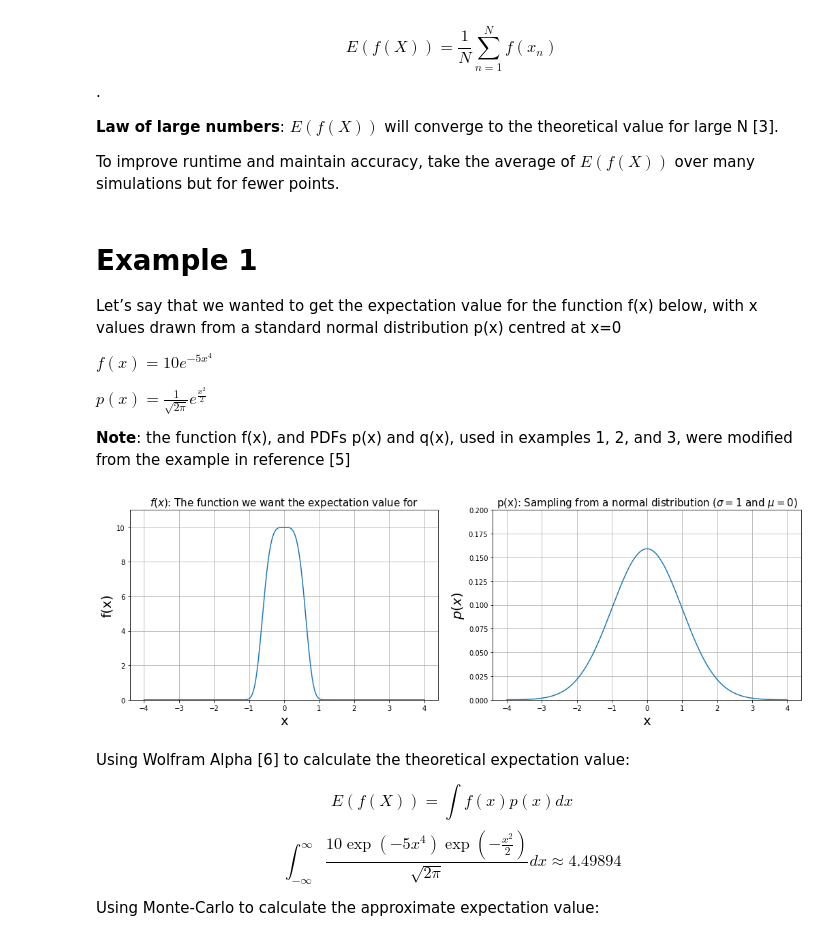
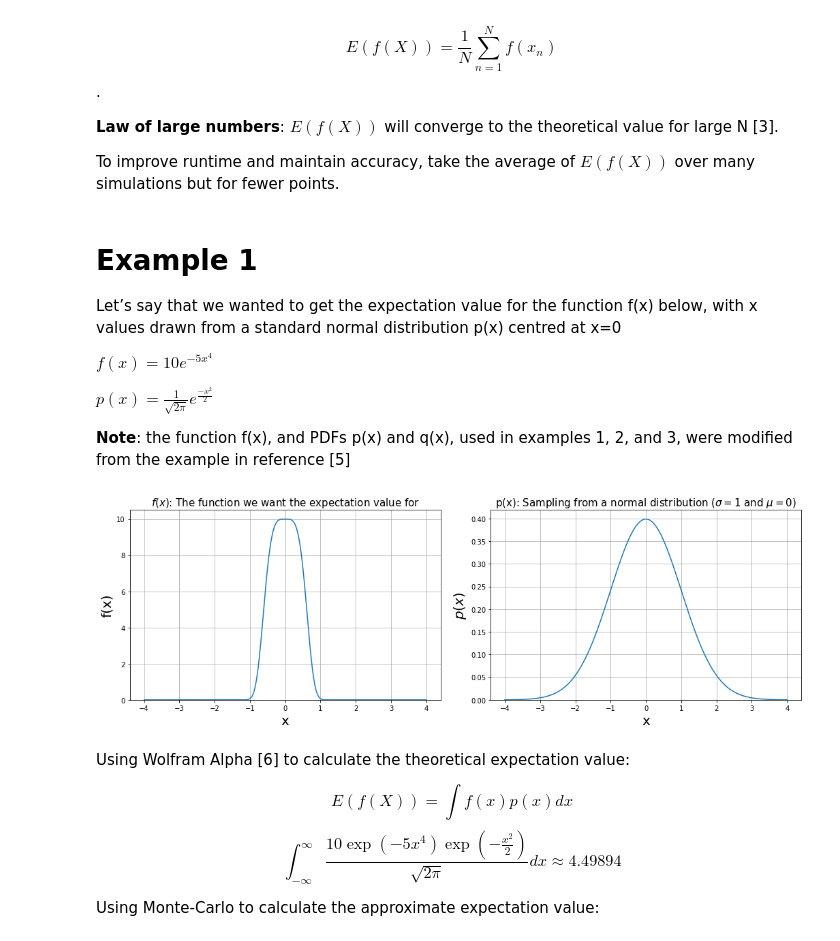
Before and after one commit to NathanMeulen/Importance_Sampling_Presentation, a Jupyter notebook: Importance Sampling.ipynb, the cells around one changed output. Drawn from its saved outputs; the diff is of its cells as text; code cells hidden in the pictures.

```diff
--- a/Importance Sampling.ipynb
+++ b/Importance Sampling.ipynb
@@ -59,40 +59,40 @@ Let’s say that we wanted to get the expectation value for the function f(x) be
 
 $f(x)=10e^{-5x^4}$
 
-$p(x)=\frac{1}{\sqrt{2\pi}}e^{\frac{x^2}{2}}$
+$p(x)=\frac{1}{\sqrt{2\pi}}e^{\frac{-x^2}{2}}$
 
 **Note**: the function f(x), and PDFs p(x) and q(x), used in examples 1, 2, and 3, were modified from the example in reference [5]
 # %%
 def fn(x):
     return 10*np.exp(-5*(x**4))
 
 def normal_distribution(x, mu, sigma):
     return (1/np.sqrt(2*np.pi*sigma*sigma))*np.exp(-((x-mu)**2)/(2*sigma*sigma))
 
 def example1():
     xvals = np.linspace(-4,4,10000)
 
     fig,ax = plt.subplots(1,2, figsize=(15,5))
     ax[0].plot(xvals, fn(xvals))
     ax[0].set_title('$f(x)$: The function we want the expectation value for', fontsize=15)
-    ax[0].set_ylim(0,11)
+    ax[0].set_ylim(ymin=0)
     ax[0].set_ylabel('f(x)', fontsize=20)
     ax[0].set_xlabel('x', fontsize=20)
 
     ax[0].grid('on')
     ax[1].plot(xvals, normal_distribution(xvals,0,1));
     ax[1].set_xlabel('x', fontsize=20)
     ax[1].set_ylabel('$p(x)$', fontsize=20)
-    ax[1].set_ylim(0,0.2)
+    ax[1].set_ylim(ymin=0)
     ax[1].set_title('p(x): Sampling from a normal distribution ($\sigma=1$ and $\mu=0$)', fontsize=15)
     ax[1].grid('on')
 
     plt.tight_layout()
     return
 
 example1()
 # %% [output]
-[figure, old version]
+[figure, new version]
 # %% [markdown]
 Using Wolfram Alpha [6] to calculate the theoretical expectation value:
 
```
Also changed, not shown: parts of 4 cells of this notebook.
